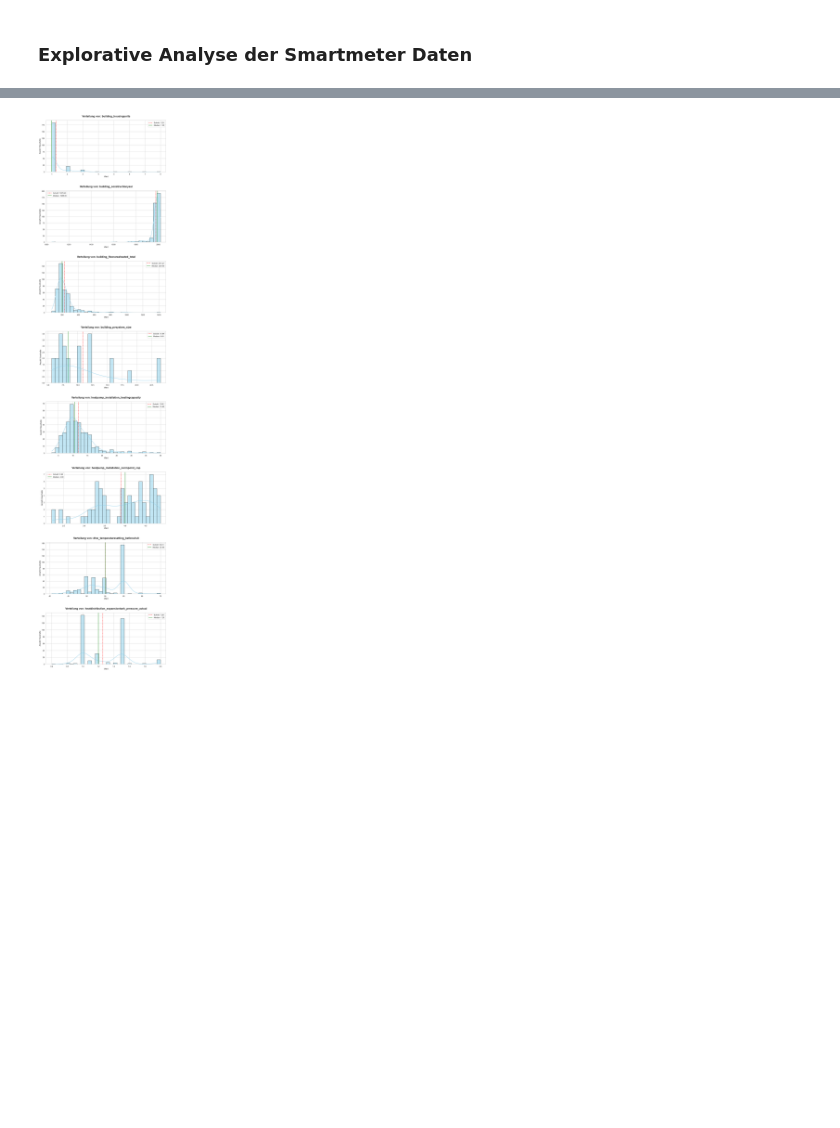
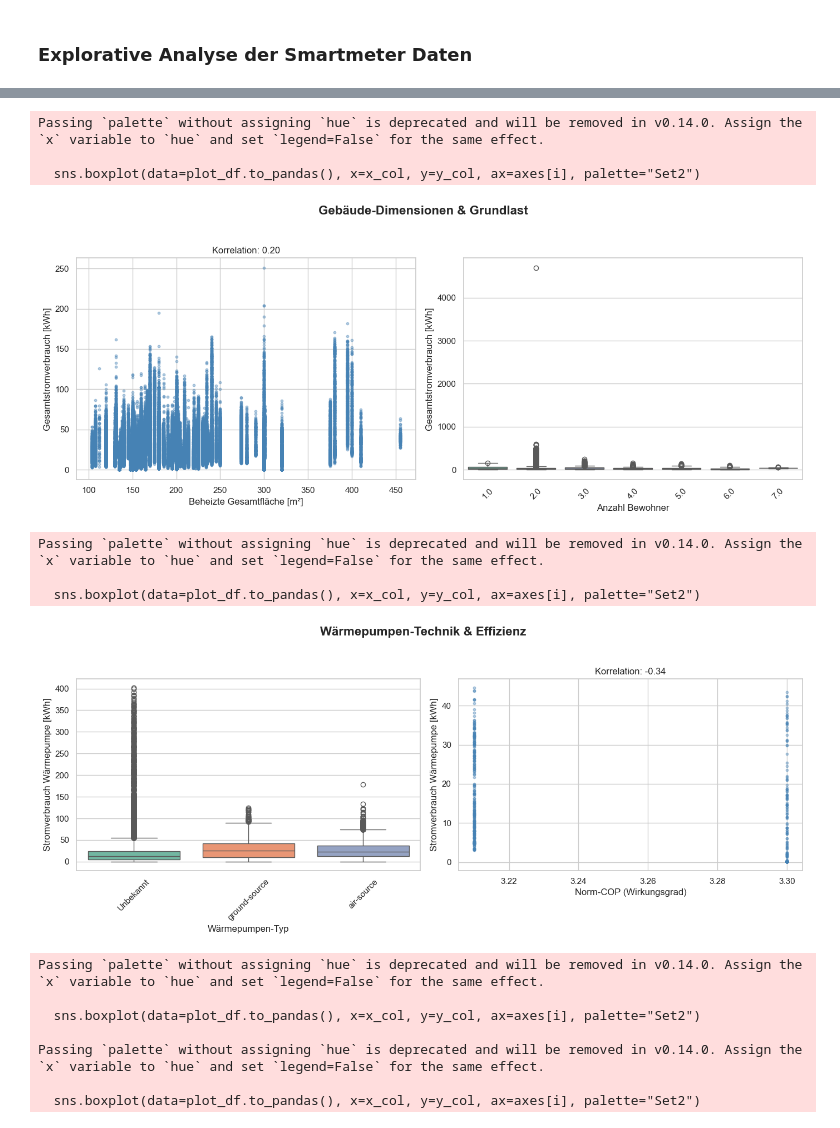
Before and after one commit to MadMax199/SmartHeat-Optimizer, a Jupyter notebook: 04_notebooks/explorative_analyse _bivariat.ipynb, the cells around one changed output, grey strips where cells are left out. Cells and saved outputs as stored; diff of their text form; code cells hidden in the pictures; blank space fills up the shorter version.

```diff
--- a/04_notebooks/explorative_analyse _bivariat.ipynb
+++ b/04_notebooks/explorative_analyse _bivariat.ipynb
@@ -3,9 +3,12 @@
 # %%
 import sys
 import os
-sys.path.append(os.path.abspath("../src"))
+sys.path.append(os.path.abspath("../03_src"))
 
-from data_loader import smartmeter_load
 import seaborn as sns
 import matplotlib as plt
 import polars as pl
+
+from data_loader import processed_data_load
+path_to_file = "../02_data/processed/combined_data_cleaned.parquet"
+df_cleaned = processed_data_load(path_to_file)
@@ -393,52 +16,0 @@ print(float_cols)
-# %%
-import polars as pl
-import matplotlib.pyplot as plt
-import seaborn as sns
-
-# Deine Liste (ich habe die unnötige Verschachtelung der Liste korrigiert)
-metrics = [
-    'building_housingunits', 'building_constructionyear', 'building_floorareaheated_total',
-    'building_pvsystem_size', 'heatpump_installation_heatingcapacity',
-    'heatpump_installation_normpoint_cop', 'dhw_temperaturesetting_beforevisit',
-    'heatdistribution_expansiontank_pressure_actual'
-]
-# Tipp: Ich habe hier nur eine Auswahl genommen, du kannst deine ganze Liste oben einfügen.
-
-# Wir nutzen Seaborn für schönere statistische Plots
-sns.set_theme(style="whitegrid")
-
-# Dynamische Erstellung der Subplots
-fig, axes = plt.subplots(len(metrics), 1, figsize=(12, len(metrics) * 6))
-
-# Falls nur eine Metrik vorhanden ist, muss axes in eine Liste umgewandelt werden
-if len(metrics) == 1:
-    axes = [axes]
-
-for i, col in enumerate(metrics):
-    # Daten vorbereiten: Null-Werte entfernen, da Histogramme sonst Fehler werfen können
-    data = household_info.select(col).drop_nulls().to_series()
-
-    if data.len() == 0:
-        axes[i].text(0.5, 0.5, f"Keine Daten für {col}", ha='center')
-        continue
-
-    # Histogramm mit Kerndichteschätzung (KDE) für die Verteilungskurve
-    sns.histplot(data, bins=30, kde=True, ax=axes[i], color="skyblue", edgecolor="black")
-
-    # --- TITEL & LABELS ---
-    axes[i].set_title(f"Verteilung von: {col}", fontsize=16, fontweight='bold', pad=20)
-    axes[i].set_xlabel("Wert", fontsize=12)
-    axes[i].set_ylabel("Anzahl Haushalte", fontsize=12)
-
-    # Statistische Kennzahlen als Linien einzeichnen (Mittelwert & Median)
-    mean_val = data.mean()
-    median_val = data.median()
-    axes[i].axvline(mean_val, color='red', linestyle='--', label=f'Schnitt: {mean_val:.2f}')
-    axes[i].axvline(median_val, color='green', linestyle='-', label=f'Median: {median_val:.2f}')
-    axes[i].legend()
-
-# Layout optimieren
-plt.tight_layout(pad=4.0)
-plt.show()
-# %% [output]
-[figure, removed]
@@ -444,0 +80,18 @@ plt.show()
+# %%
+create_bivariate_plots(df_cleaned)
+# %% [output]
+Passing `palette` without assigning `hue` is deprecated and will be removed in v0.14.0. Assign the `x` variable to `hue` and set `legend=False` for the same effect.
+
+  sns.boxplot(data=plot_df.to_pandas(), x=x_col, y=y_col, ax=axes[i], palette="Set2")
+[figure, added]
+Passing `palette` without assigning `hue` is deprecated and will be removed in v0.14.0. Assign the `x` variable to `hue` and set `legend=False` for the same effect.
+
+  sns.boxplot(data=plot_df.to_pandas(), x=x_col, y=y_col, ax=axes[i], palette="Set2")
+[figure, added]
+Passing `palette` without assigning `hue` is deprecated and will be removed in v0.14.0. Assign the `x` variable to `hue` and set `legend=False` for the same effect.
+
+  sns.boxplot(data=plot_df.to_pandas(), x=x_col, y=y_col, ax=axes[i], palette="Set2")
+
+Passing `palette` without assigning `hue` is deprecated and will be removed in v0.14.0. Assign the `x` variable to `hue` and set `legend=False` for the same effect.
+
+  sns.boxplot(data=plot_df.to_pandas(), x=x_col, y=y_col, ax=axes[i], palette="Set2")
```
Also changed, not shown: parts of 22 cells of this notebook, 7 other files.
